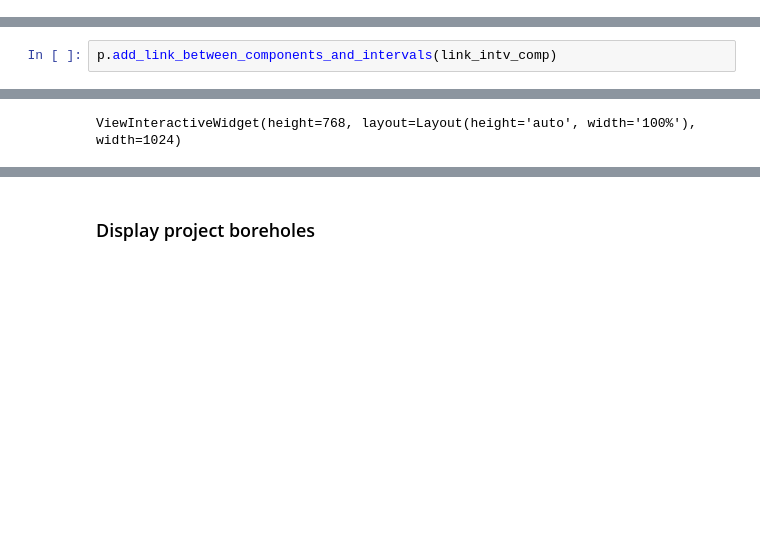
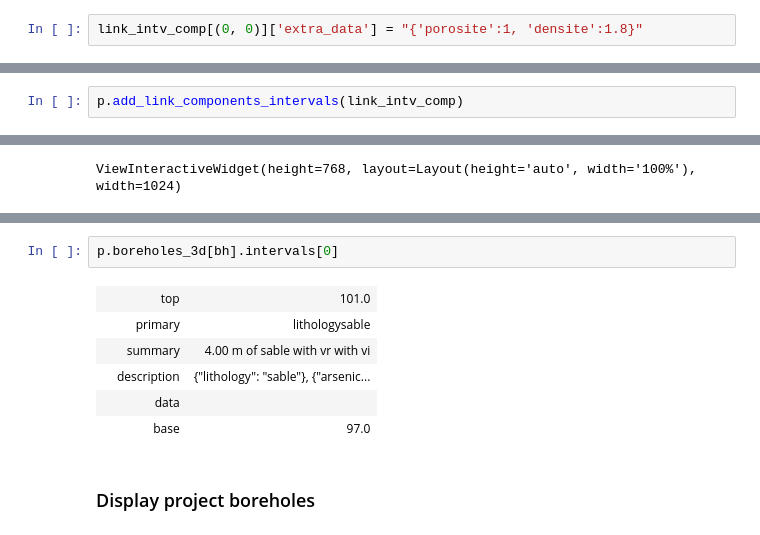
Before and after one commit to kaufmanno/GSDMA, a Jupyter notebook: playground/TFE_test/Boreholes_representation.ipynb, the cells around one changed output, grey strips where cells are left out. Drawn from its saved outputs; the diff is of its cells as text; blank space fills up the shorter version.

```diff
--- a/playground/TFE_test/Boreholes_representation.ipynb
+++ b/playground/TFE_test/Boreholes_representation.ipynb
@@ -153,3 +153,5 @@ link_intv_comp
+# %%
+link_intv_comp[(0, 0)]['extra_data'] = "{'porosite':1, 'densite':1.8}"
 # %%
 len(boreholes), len(components)
 # %% [output]
@@ -296,5 +298,5 @@ WHERE ? = "Intervals".borehole
  <core.orm.BoreholeOrm>(Name=BH009, Length=94.0, Diameter=0.5, Intervals=5),
  <core.orm.BoreholeOrm>(Name=BH10, Length=95.0, Diameter=0.31, Intervals=3)]
 # %%
-p.add_link_between_components_and_intervals(link_intv_comp)
+p.add_link_components_intervals(link_intv_comp)
 # %% [output]
@@ -441,3 +447,12 @@ print(mapper.lookup_table.GetAnnotation(1))
+# %%
+p.boreholes_3d[bh].intervals[0]
+# %% [output]
+|  | top | 101.0 |
+|  | primary | lithologysable |
+|  | summary | 4.00 m of sable with vr with vi |
+|  | description | {"lithology": "sable"}, {"arsenic... |
+|  | data |  |
+|  | base | 97.0 |
 # %% [markdown]
 ### Display project boreholes
 # %%
```
Also changed, not shown: parts of 22 cells of this notebook, 5 other files.
